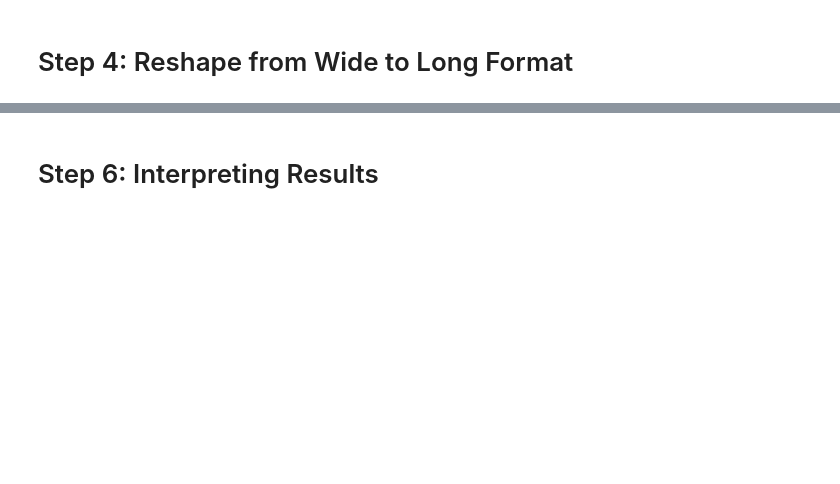
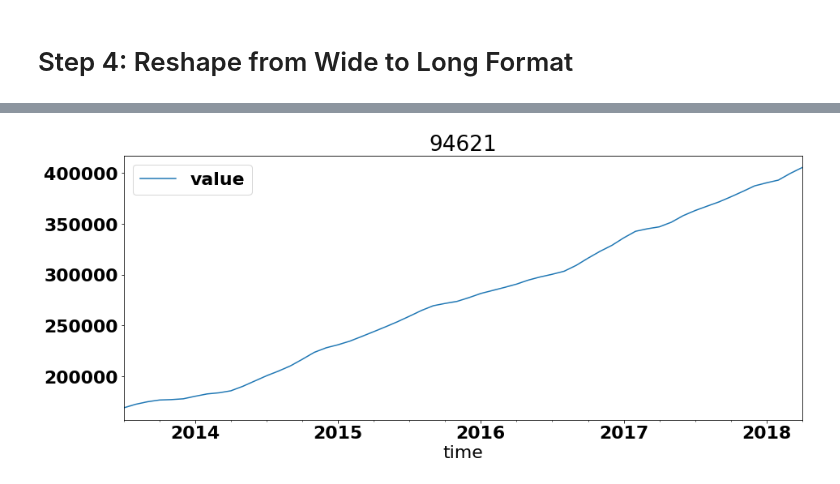
Before and after one commit to andymdc31/time_series_project, a Jupyter notebook: dsc-mod-4-project-online-ds-ft-081219/mod_4_starter_notebook.ipynb, the cells around one changed output, grey strips where cells are left out. Saved outputs shown, nothing was run; the diff lists cells and outputs as text; code cells hidden in the pictures; blank space fills up the shorter version.

```diff
--- a/dsc-mod-4-project-online-ds-ft-081219/mod_4_starter_notebook.ipynb
+++ b/dsc-mod-4-project-online-ds-ft-081219/mod_4_starter_notebook.ipynb
@@ -86,4 +61,6 @@ def get_datetimes(df):
 # %%
 #returns 3 smallest
 def three_smallest(df):
+    """Takes in a dataframe and returns the rows containing the
+       three smallest values for the 2018-04 column"""
     return df.nsmallest(3, '2018-04')
@@ -185,13 +200,0 @@ def melt_data(df):
-# %%
-def get_df_to_model(df, zipcode):
-    df = df.drop(columns=['roi'])
-    melted_df = melt_data(df)
-    model_df = melted_df[melted_df['RegionName'] == zipcode]
-    model_df.set_index(model_df['time'], inplace=True)
-    model_df.drop(['time'], axis=1, inplace=True)
-    model_df = model_df.asfreq('MS')
-    model_df.drop(['City', 'State', 'Metro', 'CountyName', 'RegionName',
-                   'RegionID', 'SizeRank'], axis=1,  inplace=True)
-    model_df.plot(figsize=(15,6))
-    plt.show()
-    return model_df
@@ -561,2 +201,31 @@ The Mean Squared Error of our forecasts is 21229132.54
-# %% [markdown]
-# Step 6: Interpreting Results
+# %%
+def melt_data(df):
+    """puts the dataframe from the csv into a useable format for time-series"""
+
+    melted = pd.melt(df, id_vars=['RegionID', 'RegionName', 'City', 'State',
+                                  'Metro', 'CountyName', 'SizeRank'], var_name='time')
+    melted['time'] = pd.to_datetime(melted['time'], infer_datetime_format=True)
+    melted = melted.dropna(subset=['value'])
+    return melted
+# %%
+def get_df_to_model(df, zipcode):
+    """Takes in a metro dataframe, and the zipcode with the highest ROI.
+    It then calls the melt_data function to get the df ready for time-series.
+    Next any column that isn't needed will be dropped and the remaining values
+    are plotted against time"""
+
+    df = df.drop(columns=['roi'])
+    melted_df = melt_data(df)
+    model_df = melted_df[melted_df['RegionName'] == zipcode]
+    model_df.set_index(model_df['time'], inplace=True)
+    model_df.drop(['time'], axis=1, inplace=True)
+    model_df = model_df.asfreq('MS')
+    model_df.drop(['City', 'State', 'Metro', 'CountyName', 'RegionName',
+                   'RegionID', 'SizeRank'], axis=1,  inplace=True)
+    model_df.plot(figsize=(15,6), title=zipcode)
+    plt.show()
+    return model_df
+# %%
+san_fran_model_ts = get_df_to_model(san_fran_df, san_fran_largest_return)
+# %% [output]
+[figure, added]
```
Also changed, not shown: parts of 77 cells of this notebook.
